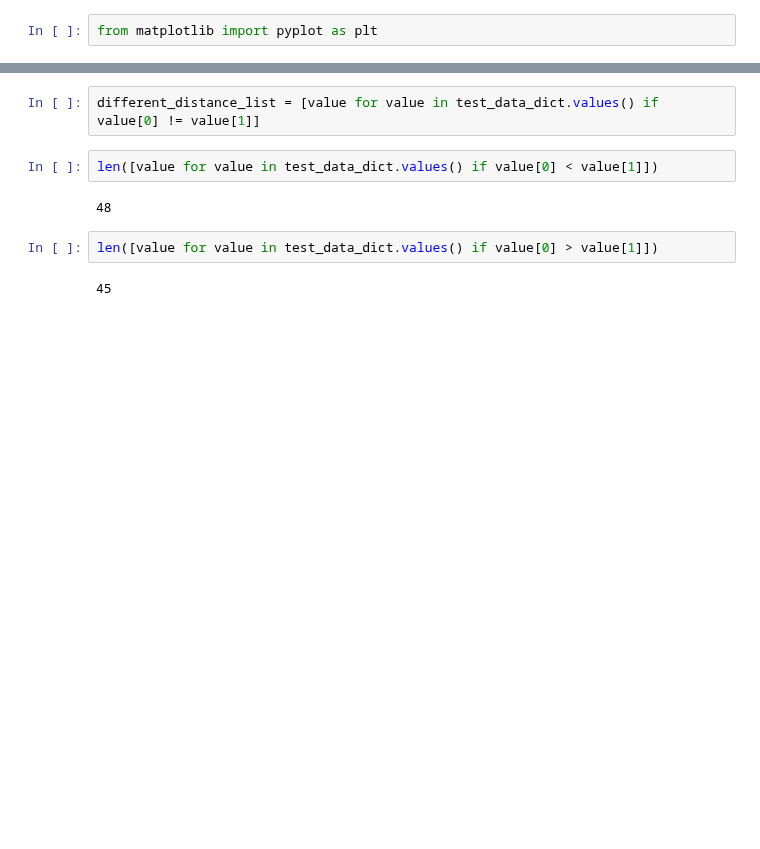
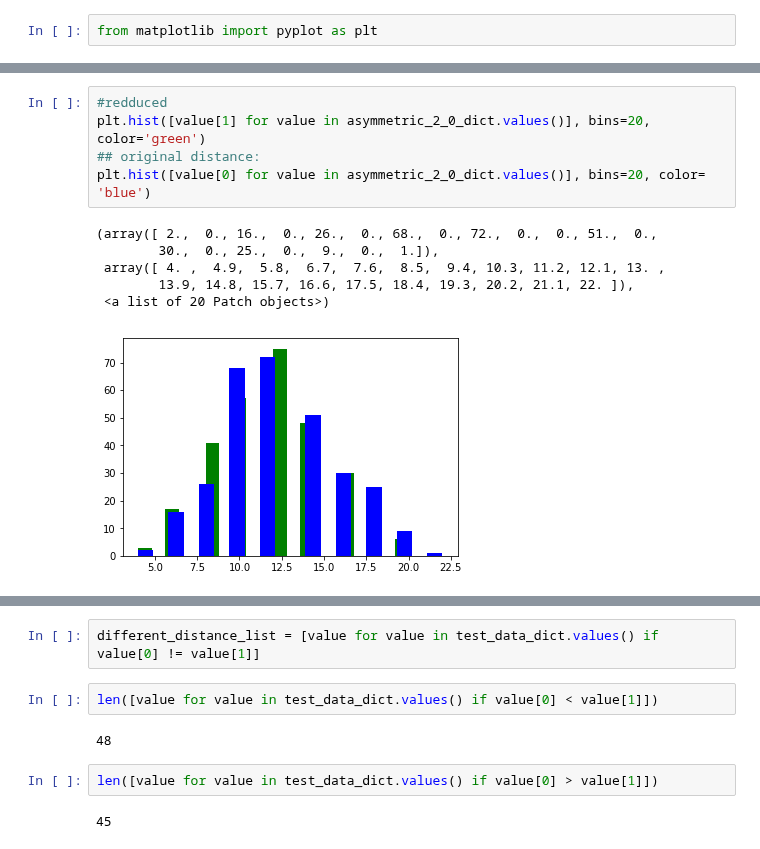
Before and after one commit to msarrias/protein-multial-noise-reduction, a Jupyter notebook: results/results.ipynb, the cells around one changed output, grey strips where cells are left out. Cells and saved outputs as stored; diff of their text form; blank space fills up the shorter version.

```diff
--- a/results/results.ipynb
+++ b/results/results.ipynb
@@ -72,0 +85,12 @@ plt.hist(reduced_noise_distance_list, bins=20)
+# %%
+#redduced
+plt.hist([value[1] for value in asymmetric_2_0_dict.values()], bins=20, color='green')
+## original distance:
+plt.hist([value[0] for value in asymmetric_2_0_dict.values()], bins=20, color= 'blue')
+# %% [output]
+(array([ 2.,  0., 16.,  0., 26.,  0., 68.,  0., 72.,  0.,  0., 51.,  0.,
+        30.,  0., 25.,  0.,  9.,  0.,  1.]),
+ array([ 4. ,  4.9,  5.8,  6.7,  7.6,  8.5,  9.4, 10.3, 11.2, 12.1, 13. ,
+        13.9, 14.8, 15.7, 16.6, 17.5, 18.4, 19.3, 20.2, 21.1, 22. ]),
+ <a list of 20 Patch objects>)
+[figure, added]
```
Also changed, not shown: parts of 21 cells of this notebook, 11 other files.
